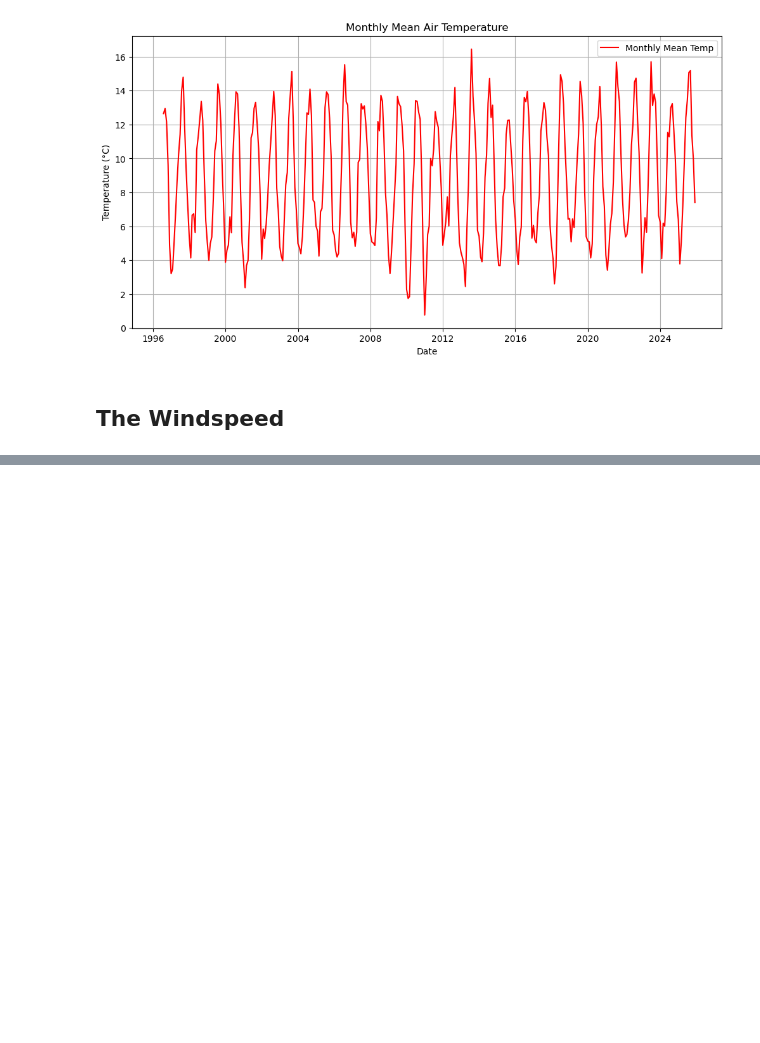
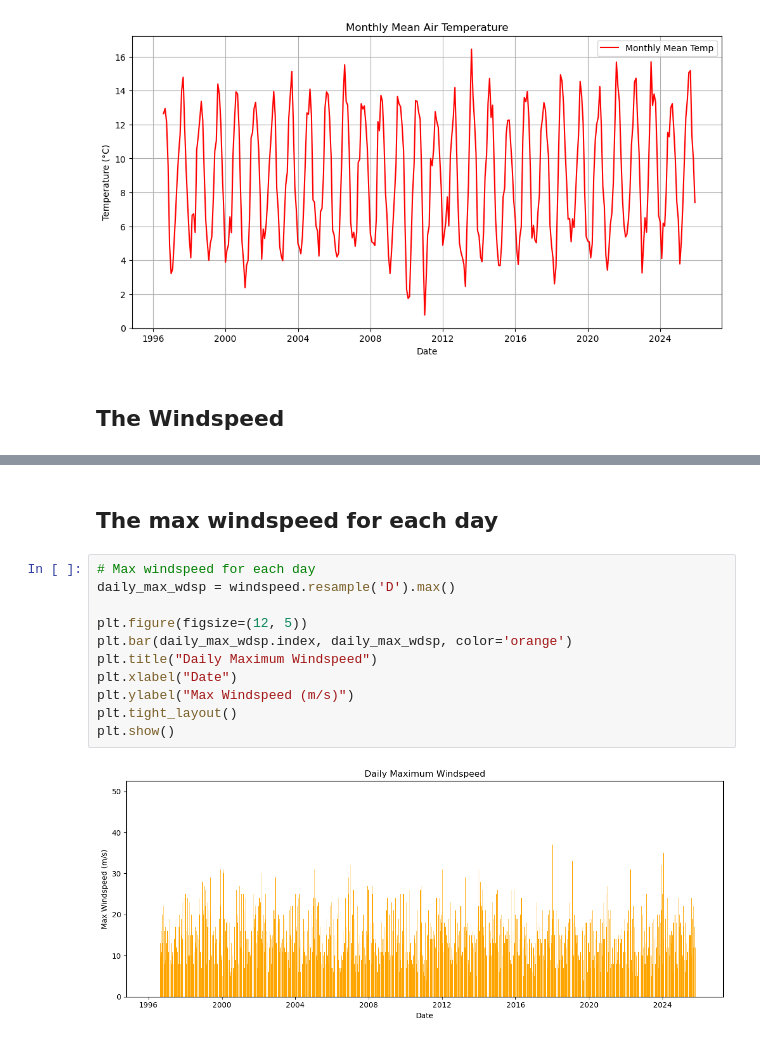
Before and after one commit to JoannaMnich/PFDA, a Jupyter notebook: assignments/assignment06-weather.ipynb, the cells around one changed output, grey strips where cells are left out. Saved outputs shown, nothing was run; the diff lists cells and outputs as text; blank space fills up the shorter version.

```diff
--- a/assignments/assignment06-weather.ipynb
+++ b/assignments/assignment06-weather.ipynb
@@ -146,0 +182,15 @@ plt.show()
+# %% [markdown]
+## The max windspeed for each day
+# %%
+# Max windspeed for each day
+daily_max_wdsp = windspeed.resample('D').max()
+
+plt.figure(figsize=(12, 5))
+plt.bar(daily_max_wdsp.index, daily_max_wdsp, color='orange')
+plt.title("Daily Maximum Windspeed")
+plt.xlabel("Date")
+plt.ylabel("Max Windspeed (m/s)")
+plt.tight_layout()
+plt.show()
+# %% [output]
+[figure, added]
```
Also changed, not shown: parts of 9 cells of this notebook.
